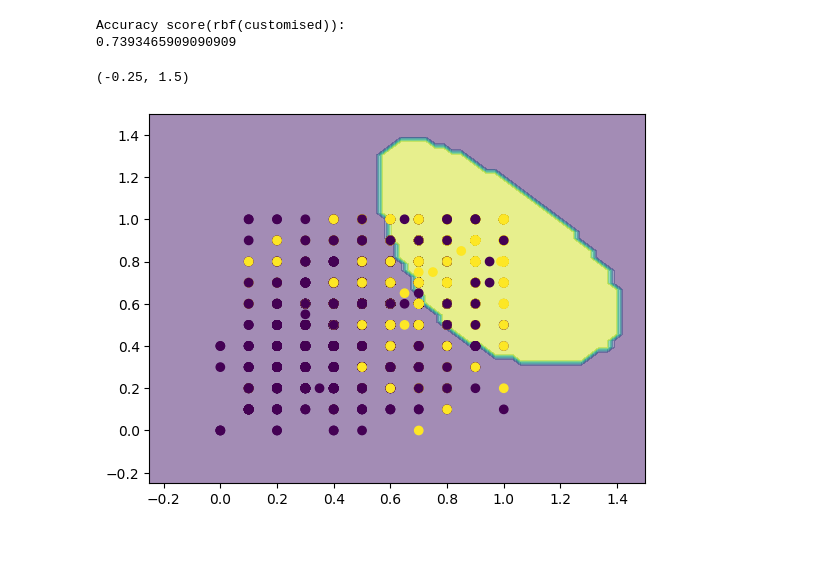
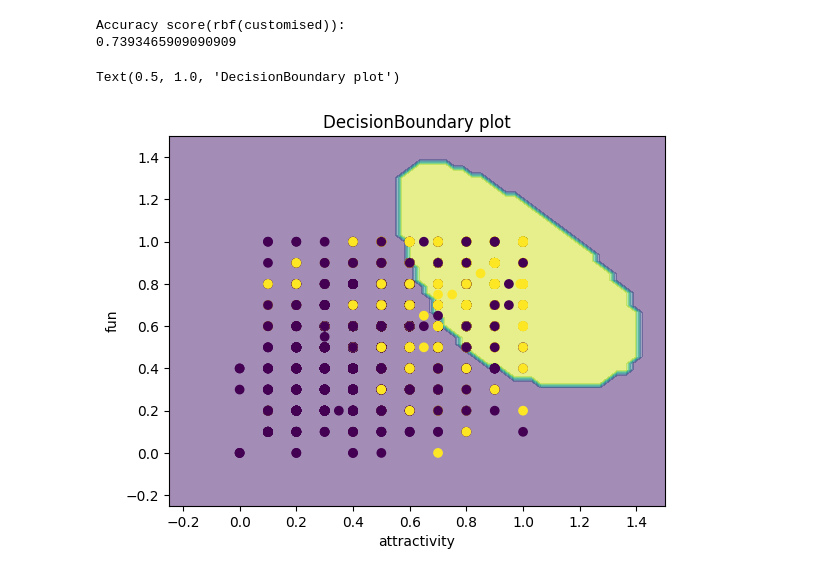
Before and after one commit to Abhi-sheKkK/ProjectX_VJTI, a Jupyter notebook: Dating.ipynb, the cells around one changed output. Drawn from its saved outputs; the diff is of its cells as text; code cells hidden in the pictures; blank space fills up the shorter version.

```diff
--- a/Dating.ipynb
+++ b/Dating.ipynb
@@ -66 +66,7 @@ Accuracy score(linear):
 0.734375
+# %%
+from sklearn.svm import SVC
+classifier=SVC(kernel="linear",C=10,random_state=0)
+classifier.fit(X_train,Y_train)
+#predicting test results
+Y_pred=classifier.predict(X_test)
@@ -95,8 +108,11 @@ from sklearn.inspection import DecisionBoundaryDisplay
 # %%
 disp=DecisionBoundaryDisplay.from_estimator(classifier,X_train,response_method="predict",alpha=0.5)
 disp.ax_.scatter(X_train[:,0],X_train[:,1],c=Y_train)
 disp.ax_.set_xlim(-0.25, 1.5)
 disp.ax_.set_ylim(-0.25, 1.5)
+disp.ax_.set_xlabel("attractivity")
+disp.ax_.set_ylabel("fun")
+disp.ax_.set_title("DecisionBoundary plot")
 # %% [output]
-(-0.25, 1.5)
+Text(0.5, 1.0, 'DecisionBoundary plot')
-[figure, old version]
+[figure, new version]
```
Also changed, not shown: parts of 2 cells of this notebook.
